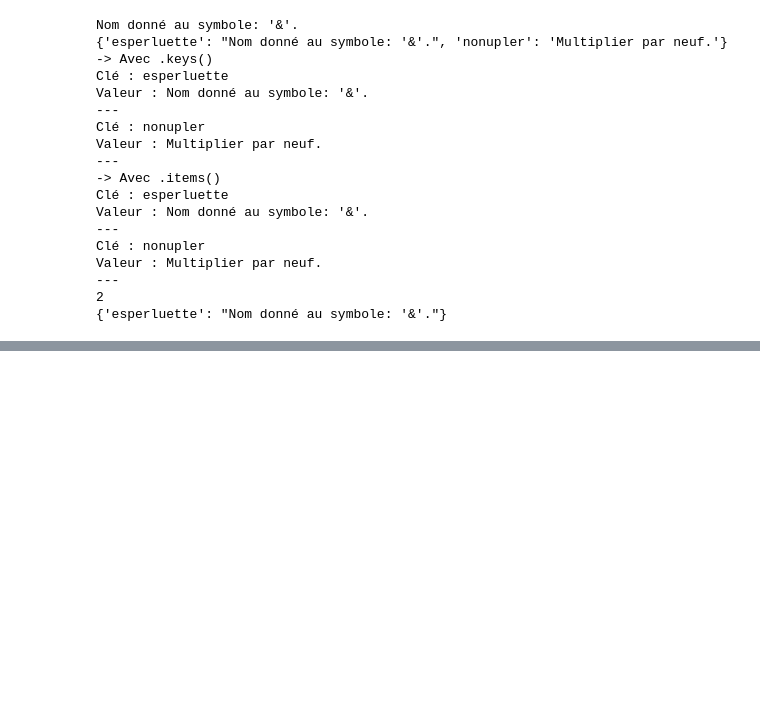
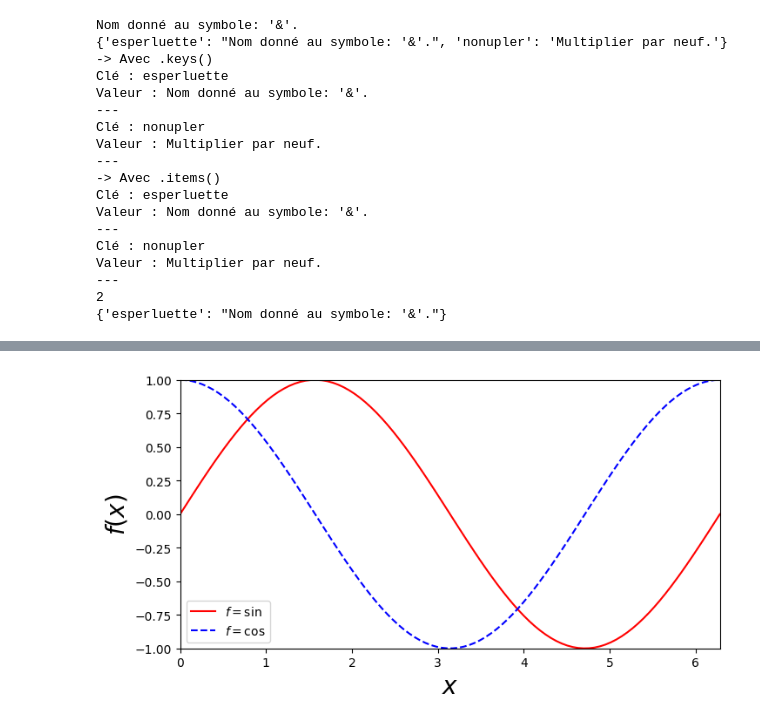
Before and after one commit to karlmtr/Introduction-python, a Jupyter notebook: IntroductionPython.ipynb, the cells around one changed output, grey strips where cells are left out. Saved outputs shown, nothing was run; the diff lists cells and outputs as text; code cells hidden in the pictures; blank space fills up the shorter version.

```diff
--- a/IntroductionPython.ipynb
+++ b/IntroductionPython.ipynb
@@ -576,0 +729,23 @@ Valeur : Multiplier par neuf.
+# %%
+# 1ère méthode : plt.
+import matplotlib.pyplot as plt
+import numpy as np
+
+x = np.linspace(0, 2 * np.pi, 100)
+
+# Le premier appel à plt créé une figure
+plt.figure(figsize=(8, 4))
+# Toutes les commandes suivantes modifient cette figure
+plt.xlabel('$x$', fontsize = 20)
+plt.ylabel('$f(x)$', fontsize = 20)
+plt.plot(x, np.sin(x), 'r-', label = '$f = \sin$') # "rouge, trait plein", le label va apparaitre dans la légende
+plt.plot(x, np.cos(x), 'b--', label = '$f = \cos$')
+plt.xlim(0, 2 * np.pi)
+plt.ylim(-1, 1)
+plt.legend() # affiche la légende des courbes
+plt.show() # affiche le graphique et bloque l'exécution du code
+
+# Il est possible de sauver la figure dans un fichier comme ci-dessous
+#plt.savefig('fichier.pdf')
+# %% [output]
+[figure, added]
```
Also changed, not shown: parts of 30 cells of this notebook, 1 other file.
